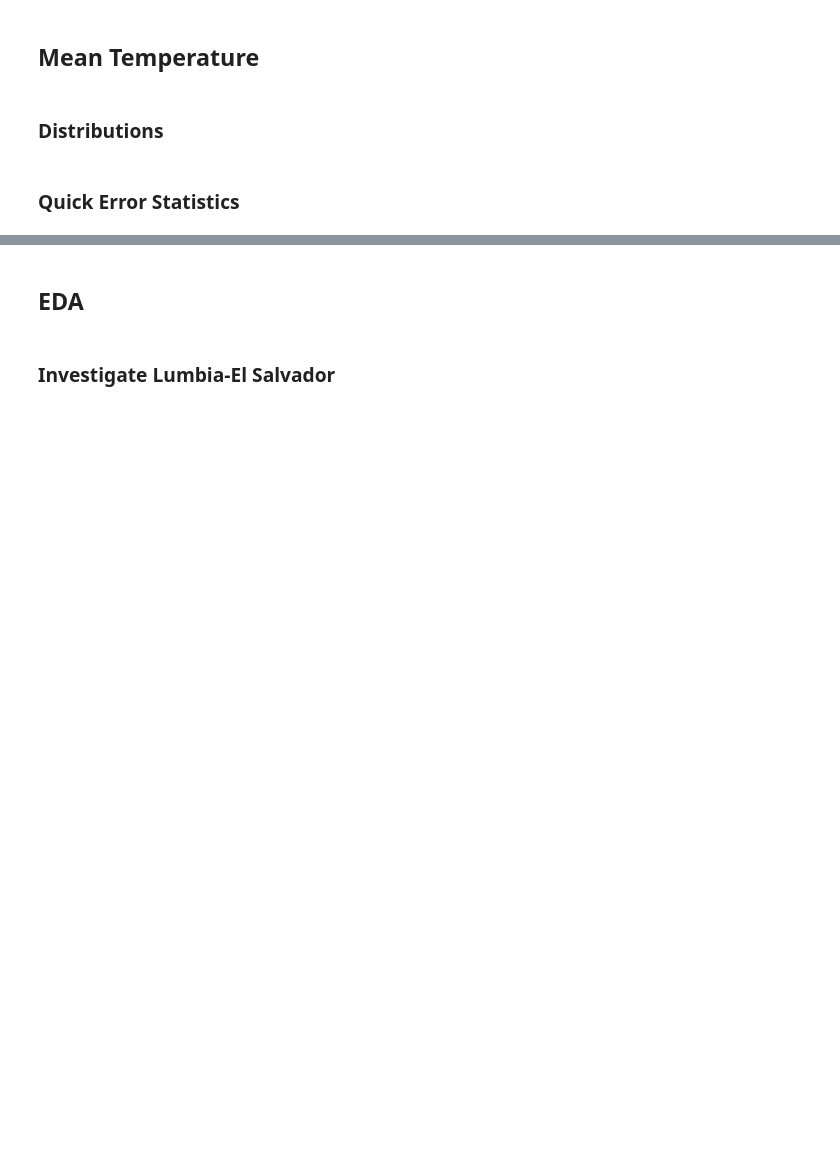
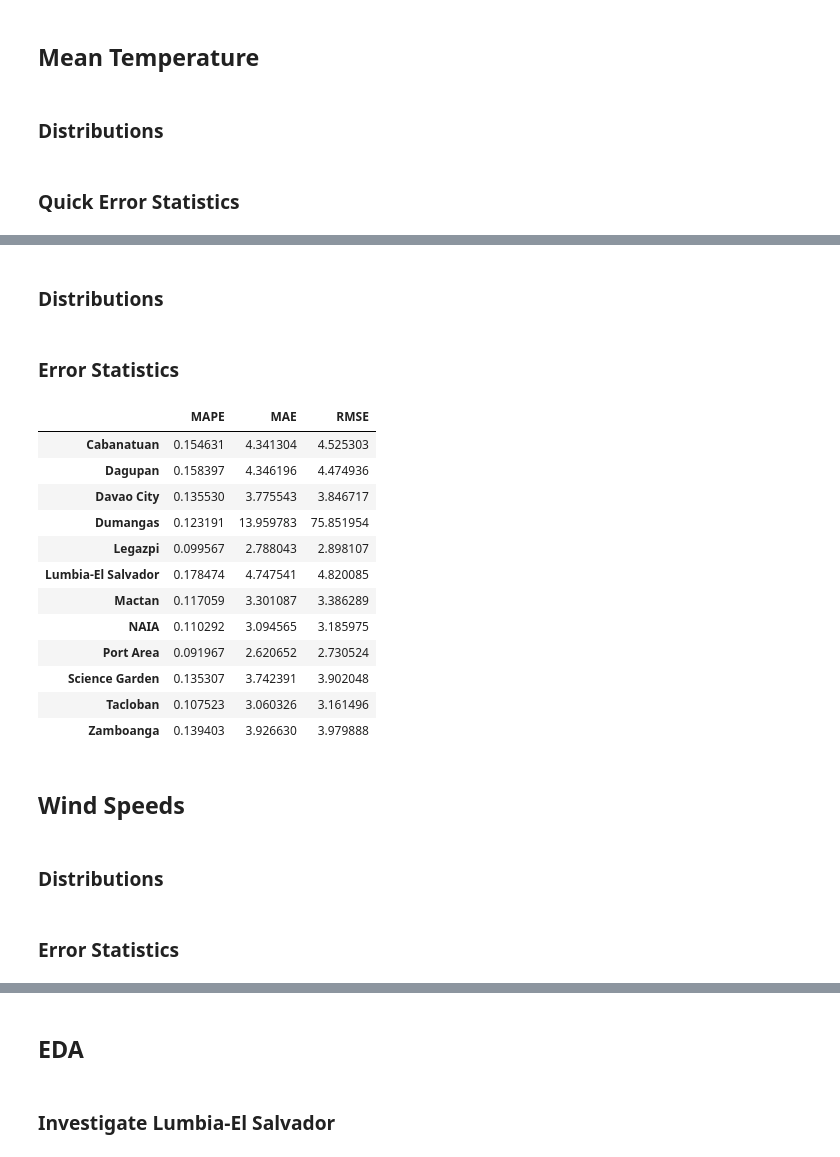
Before and after one commit to thinkingmachines/project-cchain, a Jupyter notebook: notebooks/tm/ncei-pagasa/01-assess-ncei-temperature.ipynb, the cells around one changed output, grey strips where cells are left out. Cells and saved outputs as stored; diff of their text form; code cells hidden in the pictures; blank space fills up the shorter version.

```diff
--- a/notebooks/tm/ncei-pagasa/01-assess-ncei-temperature.ipynb
+++ b/notebooks/tm/ncei-pagasa/01-assess-ncei-temperature.ipynb
@@ -197,6 +198,21 @@ def get_error_metrics(year, ncei_df, station_name, climate_var):
     rmse = mean_squared_error(y_true, y_pred, squared=False)
 
     return mape, mae, rmse
+
+
+def get_error_df(year, ncei_df):
+    error_dict = {}
+
+    for station in stations_list:
+        try:
+            error_dict[station] = get_error_metrics(year, ncei_df, station, "TMEAN")
+        except Exception as error:
+            logger.exception(f"{error} Occurred at {station}")
+
+    errors_df = pd.DataFrame.from_dict(
+        error_dict, orient="index", columns=["MAPE", "MAE", "RMSE"]
+    )
+    return errors_df
 # %% [markdown]
 ## Quick Sense-checks for NCEI
 # %%
@@ -354,0 +330,2 @@ errors_df
+# %% [markdown]
+### Distributions
@@ -354,0 +336,2 @@ errors_df
+# %% [markdown]
+### Error Statistics
@@ -354,0 +340,20 @@ errors_df
+# %%
+get_error_df(2008, ncei_tmax_df)
+# %% [output]
+|  | MAPE | MAE | RMSE |
+| Cabanatuan | 0.154631 | 4.341304 | 4.525303 |
+| Dagupan | 0.158397 | 4.346196 | 4.474936 |
+| Davao City | 0.135530 | 3.775543 | 3.846717 |
+| Dumangas | 0.123191 | 13.959783 | 75.851954 |
+| Legazpi | 0.099567 | 2.788043 | 2.898107 |
+| Lumbia-El Salvador | 0.178474 | 4.747541 | 4.820085 |
+| Mactan | 0.117059 | 3.301087 | 3.386289 |
+| NAIA | 0.110292 | 3.094565 | 3.185975 |
+| Port Area | 0.091967 | 2.620652 | 2.730524 |
+| Science Garden | 0.135307 | 3.742391 | 3.902048 |
+| Tacloban | 0.107523 | 3.060326 | 3.161496 |
+| Zamboanga | 0.139403 | 3.926630 | 3.979888 |
+# %% [markdown]
+## Wind Speeds
+# %% [markdown]
+### Distributions
@@ -354,0 +364,2 @@ errors_df
+# %% [markdown]
+### Error Statistics
```
Also changed, not shown: parts of 37 cells of this notebook.
